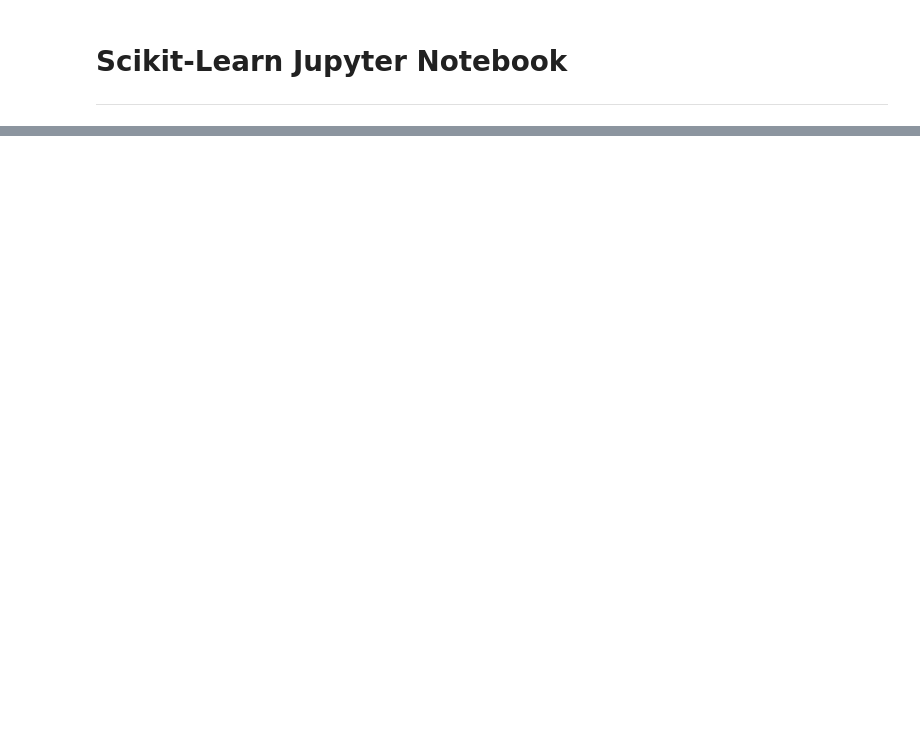
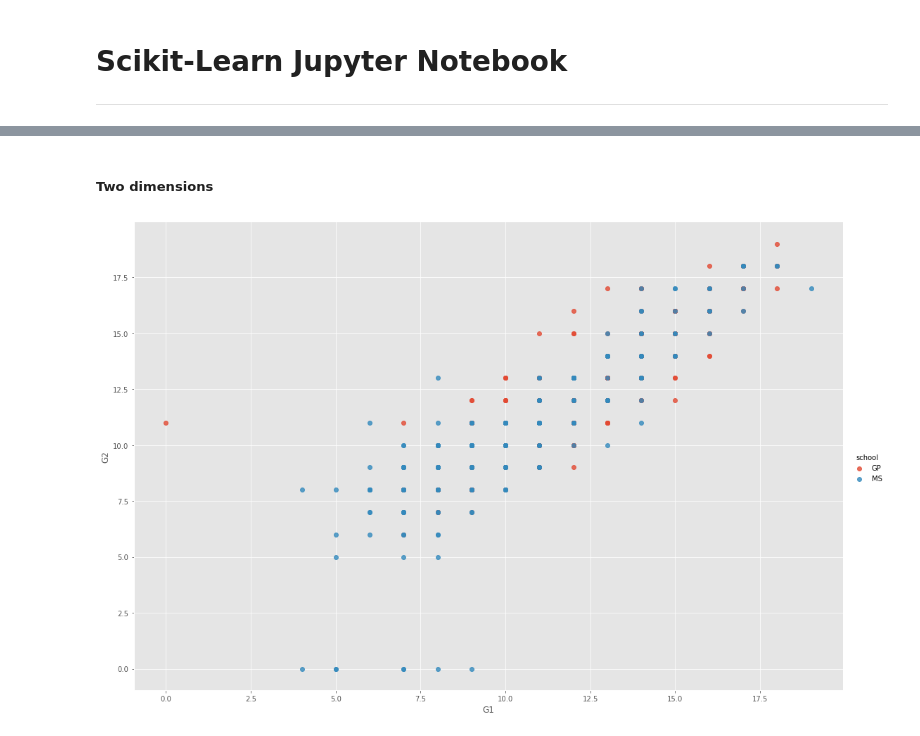
Before and after one commit to PantareeBew/EmergingTechAssessment, a Jupyter notebook: Scikit-Learn.ipynb, the cells around one changed output, grey strips where cells are left out. Cells and saved outputs as stored; diff of their text form; code cells hidden in the pictures; blank space fills up the shorter version.

```diff
--- a/Scikit-Learn.ipynb
+++ b/Scikit-Learn.ipynb
@@ -78,0 +170,7 @@ st
+# %% [markdown]
+##### Two dimensions
+# %%
+# Seaborn plot
+sns.lmplot(x="G1", y="G2", hue='school', data=st, fit_reg=False, height=10, aspect=1.5);
+# %% [output]
+[figure, added]
```
Also changed, not shown: parts of 18 cells of this notebook.
